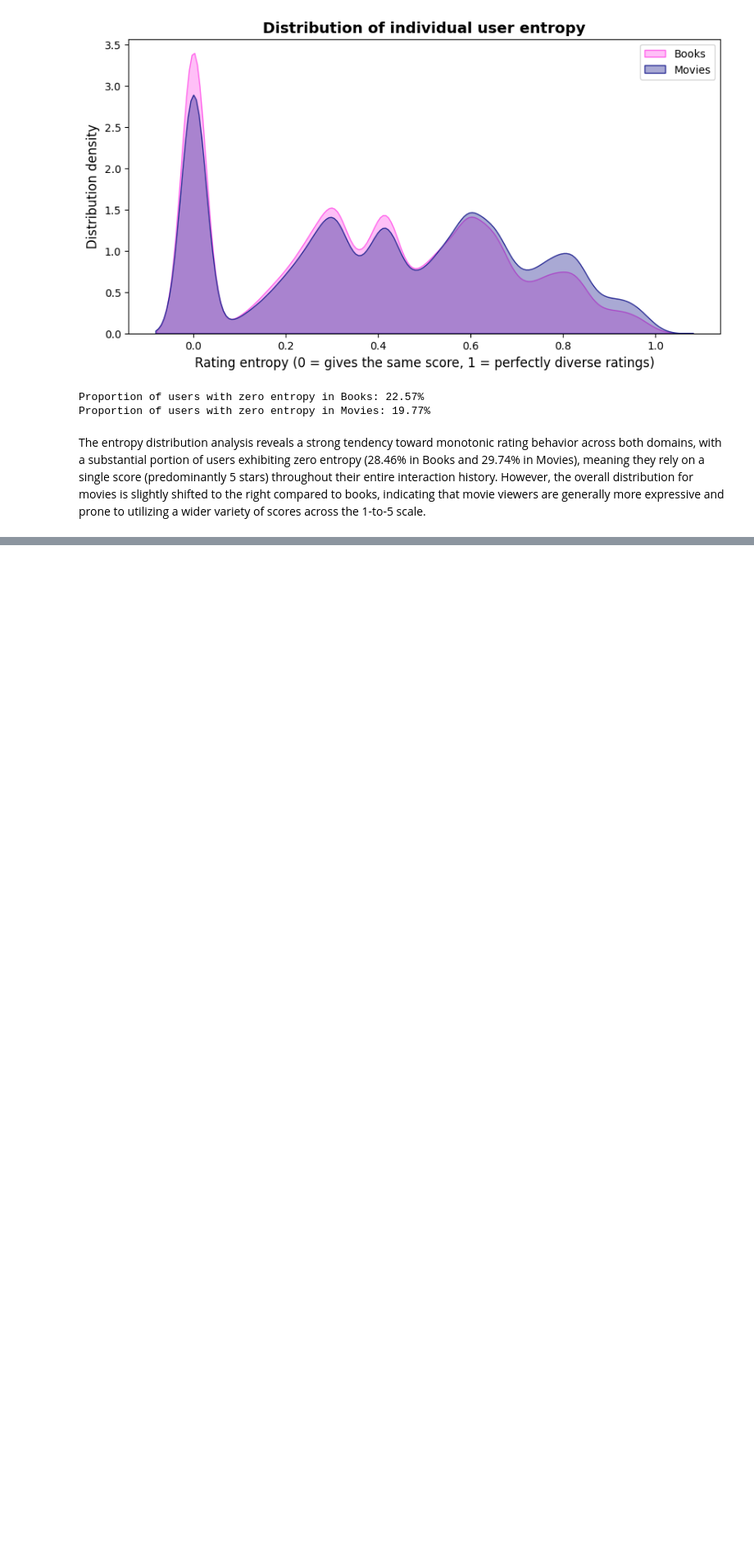
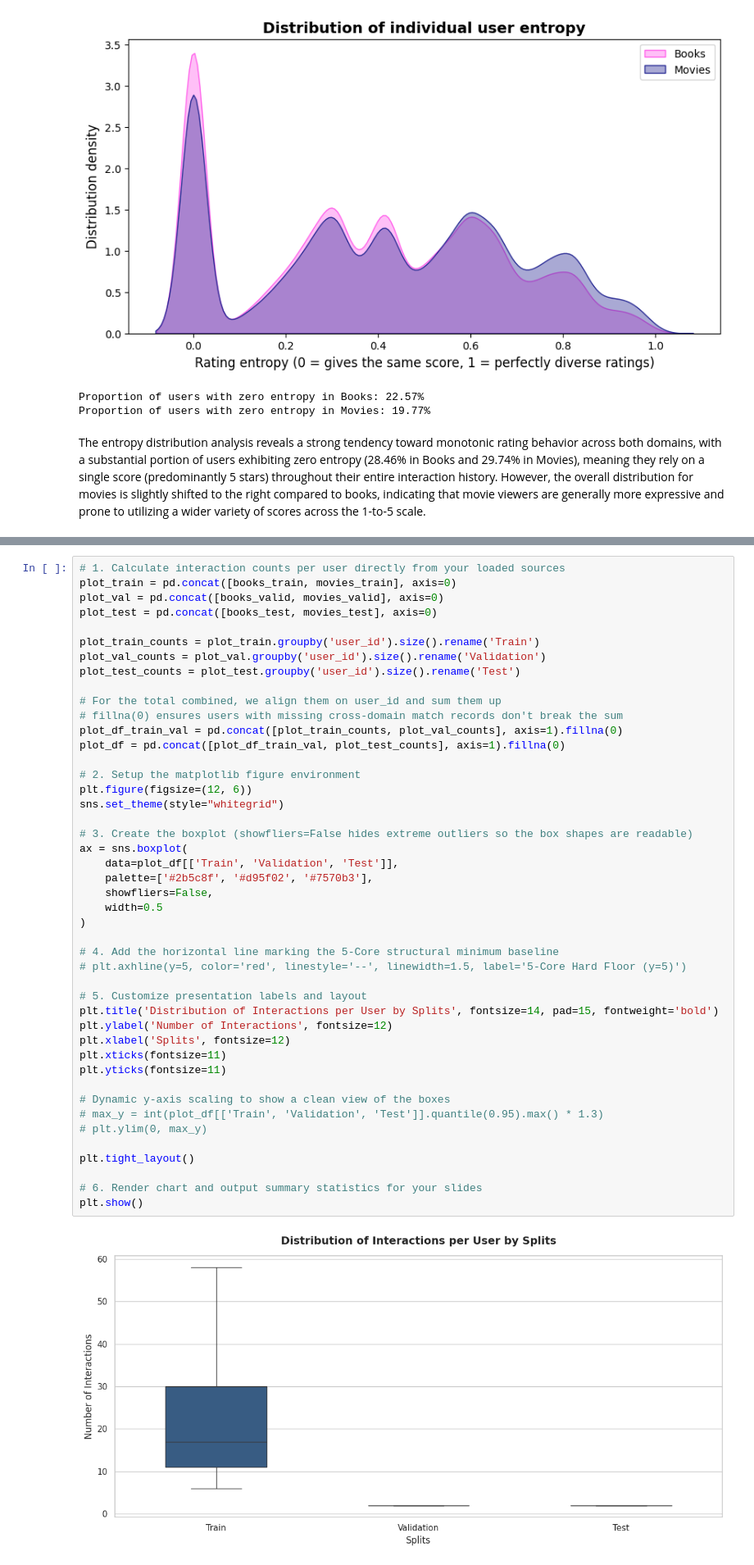
Before and after one commit to mkobycheva/recommendation-system, a Jupyter notebook: notebooks/00_eda.ipynb, the cells around one changed output, grey strips where cells are left out. Shown at 82% size. Saved outputs shown, nothing was run; the diff lists cells and outputs as text; blank space fills up the shorter version.

```diff
--- a/notebooks/00_eda.ipynb
+++ b/notebooks/00_eda.ipynb
@@ -438,0 +499,47 @@ The entropy distribution analysis reveals a strong tendency toward monotonic rat
+# %%
+# 1. Calculate interaction counts per user directly from your loaded sources
+plot_train = pd.concat([books_train, movies_train], axis=0)
+plot_val = pd.concat([books_valid, movies_valid], axis=0)
+plot_test = pd.concat([books_test, movies_test], axis=0)
+
+plot_train_counts = plot_train.groupby('user_id').size().rename('Train')
+plot_val_counts = plot_val.groupby('user_id').size().rename('Validation')
+plot_test_counts = plot_test.groupby('user_id').size().rename('Test')
+
+# For the total combined, we align them on user_id and sum them up
+# fillna(0) ensures users with missing cross-domain match records don't break the sum
+plot_df_train_val = pd.concat([plot_train_counts, plot_val_counts], axis=1).fillna(0)
+plot_df = pd.concat([plot_df_train_val, plot_test_counts], axis=1).fillna(0)
+
+# 2. Setup the matplotlib figure environment
+plt.figure(figsize=(12, 6))
+sns.set_theme(style="whitegrid")
+
+# 3. Create the boxplot (showfliers=False hides extreme outliers so the box shapes are readable)
+ax = sns.boxplot(
+    data=plot_df[['Train', 'Validation', 'Test']],
+    palette=['#2b5c8f', '#d95f02', '#7570b3'],
+    showfliers=False,
+    width=0.5
+)
+
+# 4. Add the horizontal line marking the 5-Core structural minimum baseline
+# plt.axhline(y=5, color='red', linestyle='--', linewidth=1.5, label='5-Core Hard Floor (y=5)')
+
+# 5. Customize presentation labels and layout
+plt.title('Distribution of Interactions per User by Splits', fontsize=14, pad=15, fontweight='bold')
+plt.ylabel('Number of Interactions', fontsize=12)
+plt.xlabel('Splits', fontsize=12)
+plt.xticks(fontsize=11)
+plt.yticks(fontsize=11)
+
+# Dynamic y-axis scaling to show a clean view of the boxes
+# max_y = int(plot_df[['Train', 'Validation', 'Test']].quantile(0.95).max() * 1.3)
+# plt.ylim(0, max_y)
+
+plt.tight_layout()
+
+# 6. Render chart and output summary statistics for your slides
+plt.show()
+# %% [output]
+[figure, added]
```
Also changed, not shown: parts of 3 cells of this notebook.
